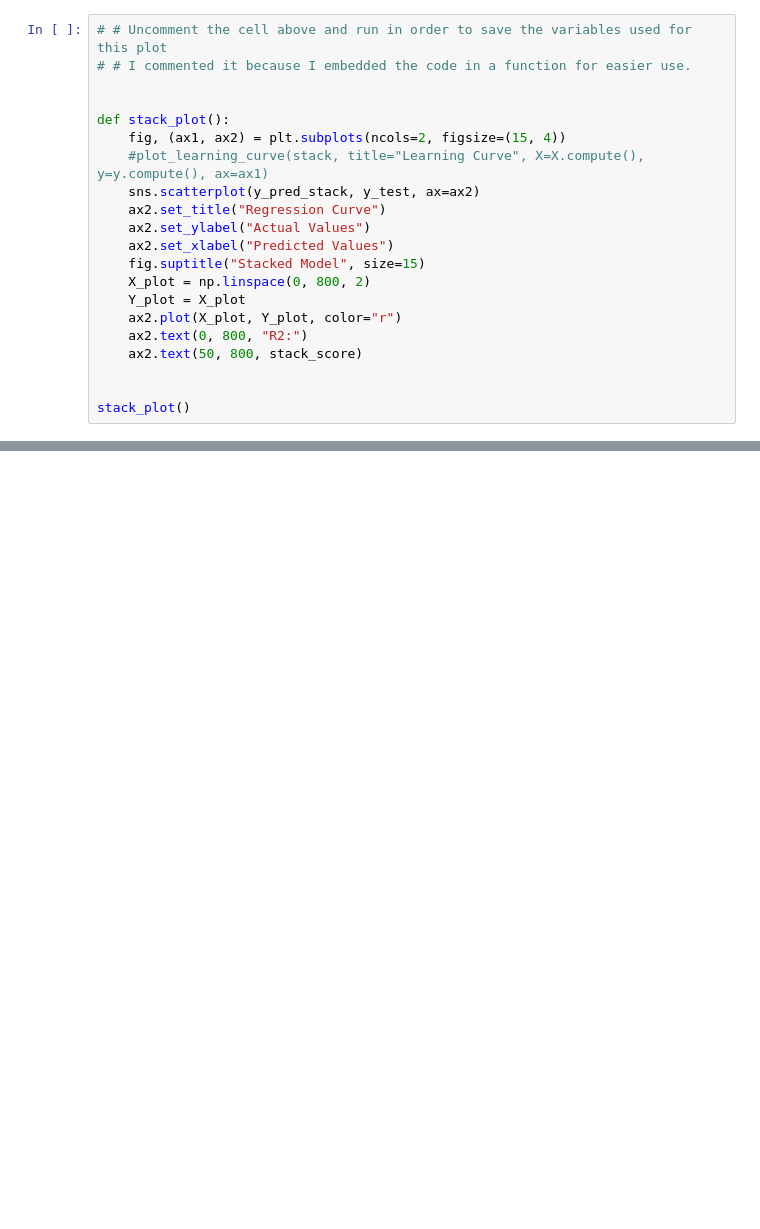
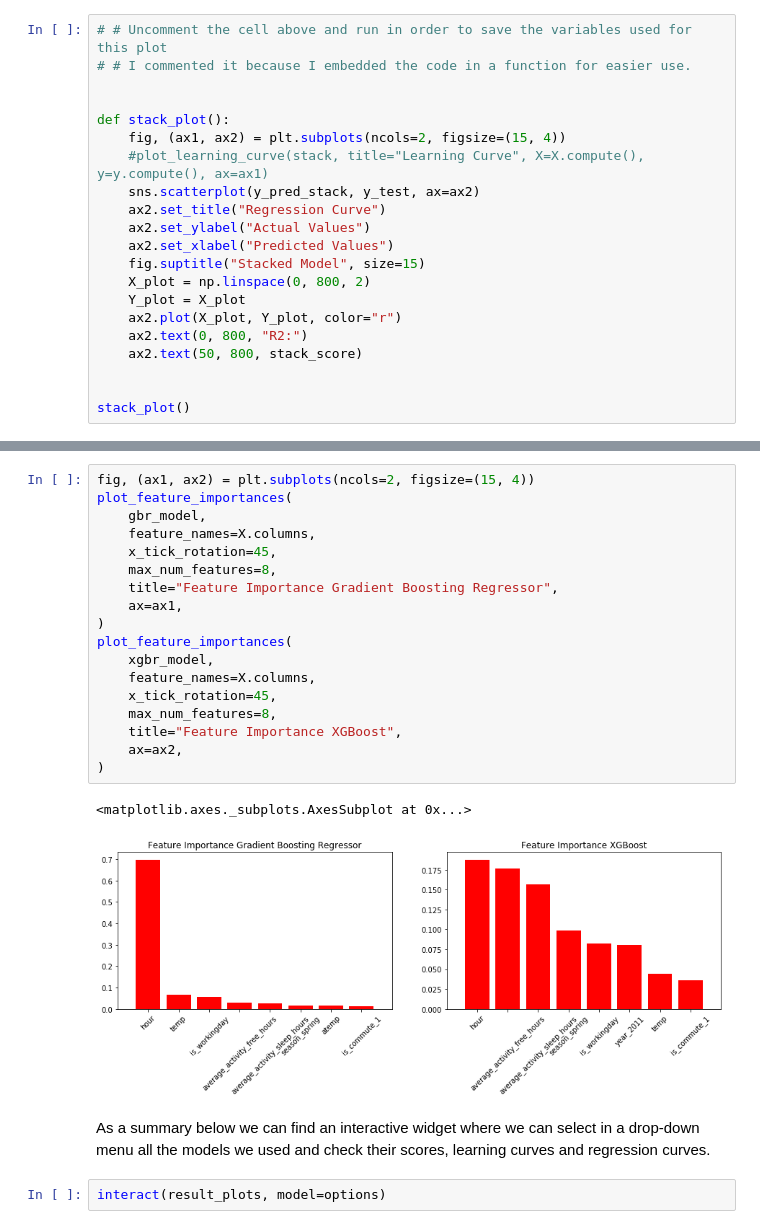
Before and after one commit to lhandal/bike_sharing_dask, a Jupyter notebook: Dask_Bike-Sharing_Leandro_Handal.ipynb, the cells around one changed output, grey strips where cells are left out. Drawn from its saved outputs; the diff is of its cells as text; blank space fills up the shorter version.

Commit message:
Conclusions
Conclusions + Widgets for Summary of Scores and Graphs

```diff
--- a/Dask_Bike-Sharing_Leandro_Handal.ipynb
+++ b/Dask_Bike-Sharing_Leandro_Handal.ipynb
@@ -1350,0 +1406,25 @@ stack_plot()
+# %%
+fig, (ax1, ax2) = plt.subplots(ncols=2, figsize=(15, 4))
+plot_feature_importances(
+    gbr_model,
+    feature_names=X.columns,
+    x_tick_rotation=45,
+    max_num_features=8,
+    title="Feature Importance Gradient Boosting Regressor",
+    ax=ax1,
+)
+plot_feature_importances(
+    xgbr_model,
+    feature_names=X.columns,
+    x_tick_rotation=45,
+    max_num_features=8,
+    title="Feature Importance XGBoost",
+    ax=ax2,
+)
+# %% [output]
+<matplotlib.axes._subplots.AxesSubplot at 0x...>
+[figure, added]
+# %% [markdown]
+As a summary below we can find an interactive widget where we can select in a drop-down menu all the models we used and check their scores, learning curves and regression curves.
+# %%
+interact(result_plots, model=options)
```
Also changed, not shown: parts of 4 cells of this notebook.
